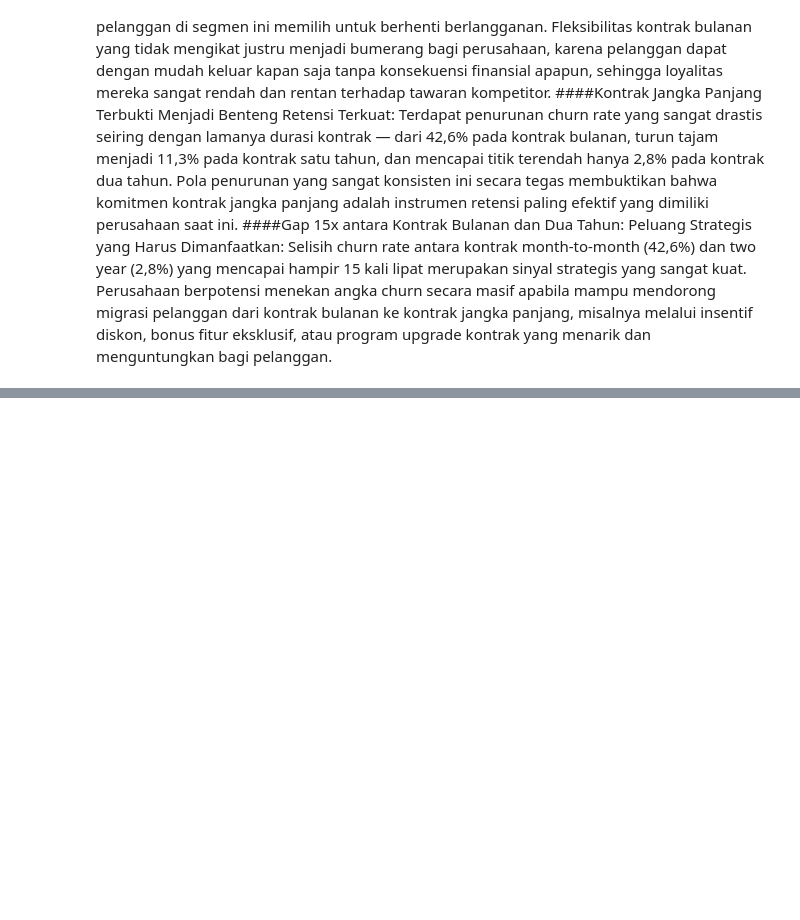
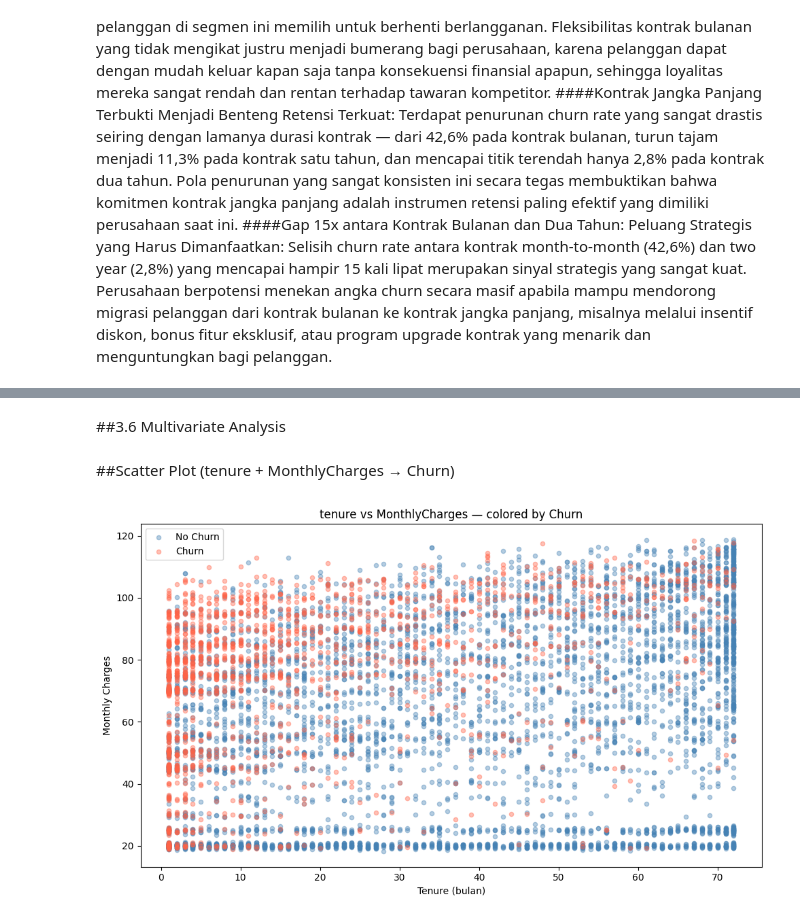
Before and after one commit to kumisganteng/Data-Analytics-Projects, a Jupyter notebook: Improving_Customer_Retention_Analysis.ipynb, the cells around one changed output, grey strips where cells are left out. Drawn from its saved outputs; the diff is of its cells as text; code cells hidden in the pictures; blank space fills up the shorter version.

```diff
--- a/Improving_Customer_Retention_Analysis.ipynb
+++ b/Improving_Customer_Retention_Analysis.ipynb
@@ -778,0 +877,27 @@ dtype: float64
+# %% [markdown]
+##3.6 Multivariate Analysis
+# %% [markdown]
+##Scatter Plot (tenure + MonthlyCharges → Churn)
+# %%
+# Multivariate Analysis
+# 1. tenure + MonthlyCharges → Churn
+
+fig, ax = plt.subplots(figsize=(10, 6))
+
+colors = {0: 'steelblue', 1: 'tomato'}
+labels = {0: 'No Churn', 1: 'Churn'}
+
+for churn_val in [0, 1]:
+    subset = churn_data[churn_data['Churn'] == churn_val]
+    ax.scatter(subset['tenure'], subset['MonthlyCharges'],
+               c=colors[churn_val], label=labels[churn_val],
+               alpha=0.4, s=20)
+
+ax.set_title('tenure vs MonthlyCharges — colored by Churn')
+ax.set_xlabel('Tenure (bulan)')
+ax.set_ylabel('Monthly Charges')
+ax.legend()
+plt.tight_layout()
+plt.show()
+# %% [output]
+[figure, added]
```
Also changed, not shown: parts of 31 cells of this notebook.
